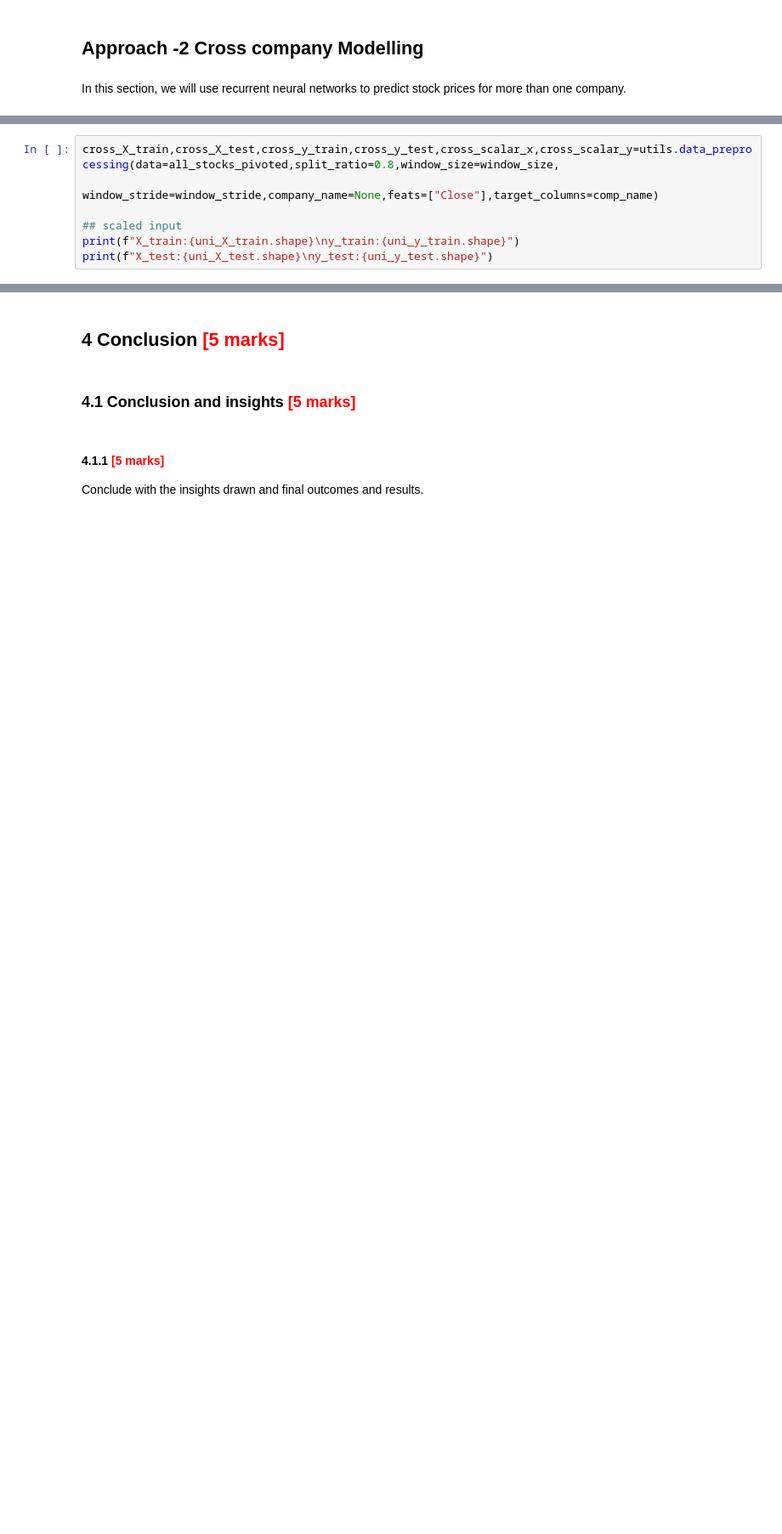
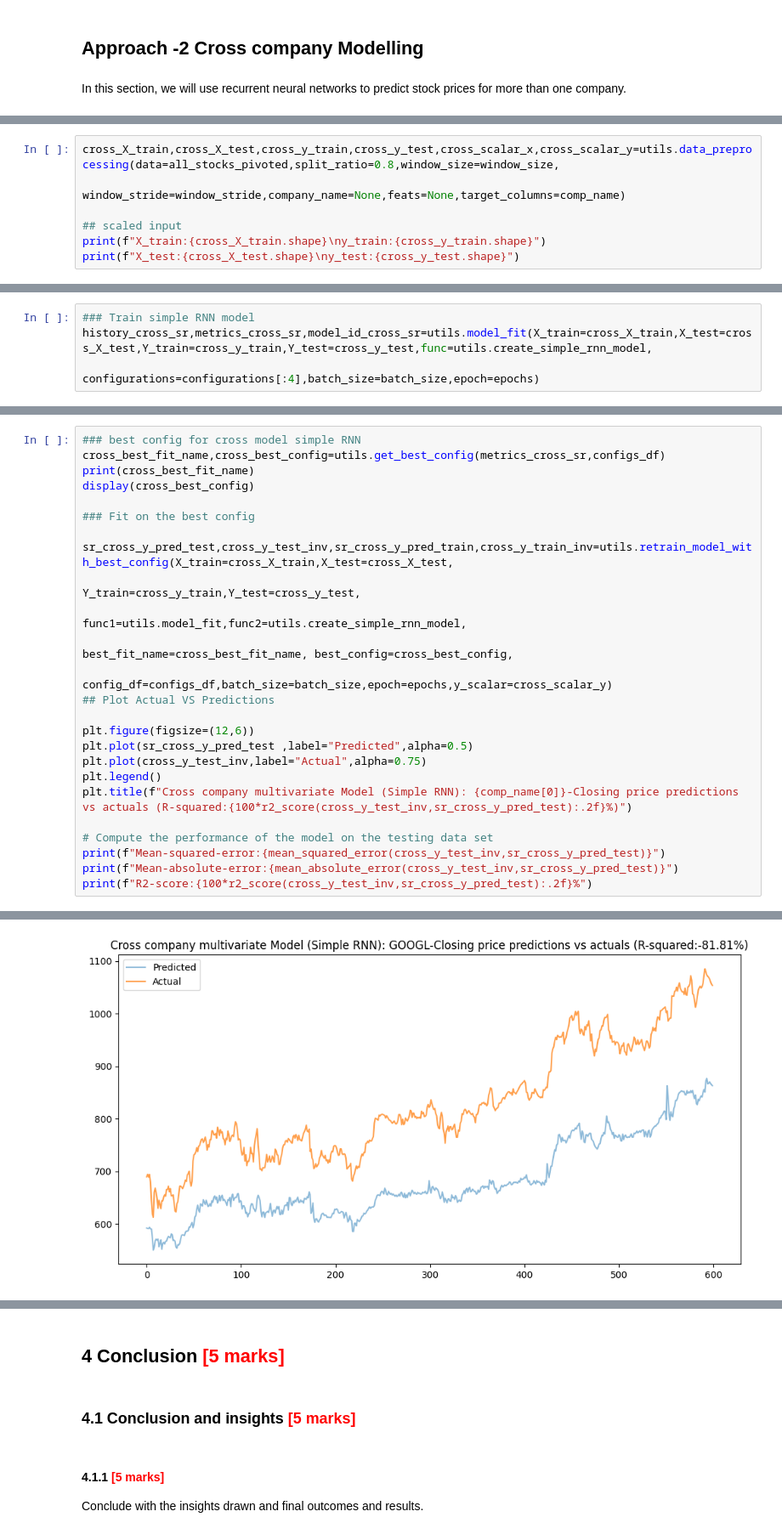
Before and after one commit to Abbhiraami/ML_AI_masters, a Jupyter notebook: RNN_Assignment/RNN_Assg_Stock_Price_Prediction_AbbhiraamiS.ipynb, the cells around one changed output, grey strips where cells are left out. Shown at 85% size. Drawn from its saved outputs; the diff is of its cells as text; blank space fills up the shorter version.

```diff
--- a/RNN_Assignment/RNN_Assg_Stock_Price_Prediction_AbbhiraamiS.ipynb
+++ b/RNN_Assignment/RNN_Assg_Stock_Price_Prediction_AbbhiraamiS.ipynb
@@ -706,7 +650,7 @@ You can take the closing price of all four companies to predict here.
 # %%
 cross_X_train,cross_X_test,cross_y_train,cross_y_test,cross_scalar_x,cross_scalar_y=utils.data_preprocessing(data=all_stocks_pivoted,split_ratio=0.8,window_size=window_size,
-                                                                                           window_stride=window_stride,company_name=None,feats=["Close"],target_columns=comp_name)
+                                                                                           window_stride=window_stride,company_name=None,feats=None,target_columns=comp_name)
 
 ## scaled input
-print(f"X_train:{uni_X_train.shape}\ny_train:{uni_y_train.shape}")
-print(f"X_test:{uni_X_test.shape}\ny_test:{uni_y_test.shape}")
+print(f"X_train:{cross_X_train.shape}\ny_train:{cross_y_train.shape}")
+print(f"X_test:{cross_X_test.shape}\ny_test:{cross_y_test.shape}")
@@ -925,0 +666,4 @@ NameError: name 'pd' is not defined
+# %%
+### Train simple RNN model
+history_cross_sr,metrics_cross_sr,model_id_cross_sr=utils.model_fit(X_train=cross_X_train,X_test=cross_X_test,Y_train=cross_y_train,Y_test=cross_y_test,func=utils.create_simple_rnn_model,
+                                                                    configurations=configurations[:4],batch_size=batch_size,epoch=epochs)
@@ -925,0 +672,26 @@ NameError: name 'pd' is not defined
+# %%
+### best config for cross model simple RNN
+cross_best_fit_name,cross_best_config=utils.get_best_config(metrics_cross_sr,configs_df)
+print(cross_best_fit_name)
+display(cross_best_config)
+
+### Fit on the best config
+
+sr_cross_y_pred_test,cross_y_test_inv,sr_cross_y_pred_train,cross_y_train_inv=utils.retrain_model_with_best_config(X_train=cross_X_train,X_test=cross_X_test,
+                                                                                         Y_train=cross_y_train,Y_test=cross_y_test,
+                                                                                         func1=utils.model_fit,func2=utils.create_simple_rnn_model,
+                                                                                         best_fit_name=cross_best_fit_name, best_config=cross_best_config,
+                                                                                        config_df=configs_df,batch_size=batch_size,epoch=epochs,y_scalar=cross_scalar_y)
+## Plot Actual VS Predictions
+
+plt.figure(figsize=(12,6))
+plt.plot(sr_cross_y_pred_test ,label="Predicted",alpha=0.5)
+plt.plot(cross_y_test_inv,label="Actual",alpha=0.75)
+plt.legend()
+plt.title(f"Cross company multivariate Model (Simple RNN): {comp_name[0]}-Closing price predictions vs actuals (R-squared:{100*r2_score(cross_y_test_inv,sr_cross_y_pred_test):.2f}%)")
+
+# Compute the performance of the model on the testing data set
+print(f"Mean-squared-error:{mean_squared_error(cross_y_test_inv,sr_cross_y_pred_test)}")
+print(f"Mean-absolute-error:{mean_absolute_error(cross_y_test_inv,sr_cross_y_pred_test)}")
+print(f"R2-score:{100*r2_score(cross_y_test_inv,sr_cross_y_pred_test):.2f}%")
+# %% [output]
@@ -925,0 +719 @@ NameError: name 'pd' is not defined
+[figure, added]
```
Also changed, not shown: parts of 39 cells of this notebook.
